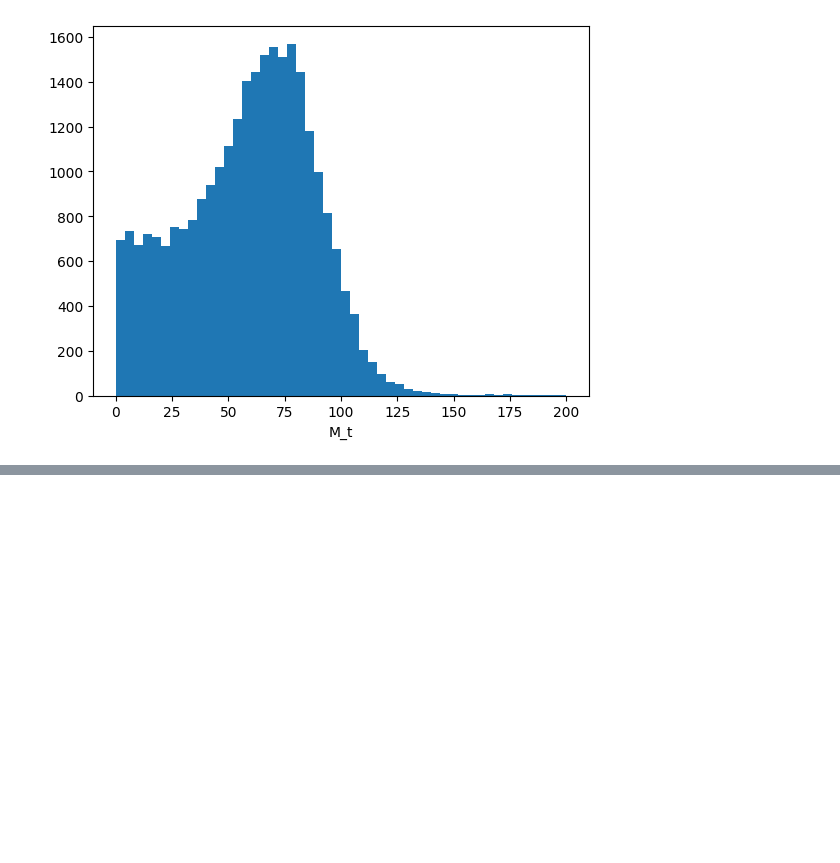
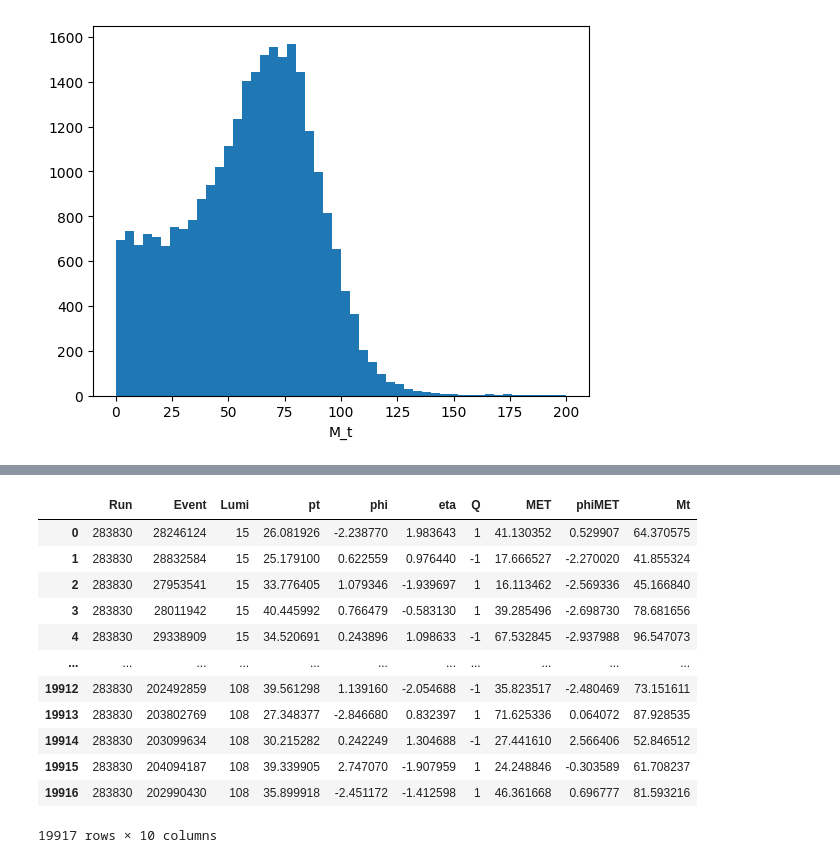
Before and after one commit to QuarkNet-HEP/Wmunu-jupyter, a Jupyter notebook: Wmunu.ipynb, the cells around one changed output, grey strips where cells are left out. Cells and saved outputs as stored; diff of their text form; code cells hidden in the pictures; blank space fills up the shorter version.

```diff
--- a/Wmunu.ipynb
+++ b/Wmunu.ipynb
@@ -86,0 +128,31 @@ Text(0.5, 0, 'M_t')
+# %%
+d = {
+    'Run': ak.flatten(df['run'], axis=0),
+    'Event': ak.flatten(df['event'], axis=0),
+    'Lumi': ak.flatten(df['luminosityBlock'], axis=0),
+    'pt': ak.flatten(df['Muon_pt'], axis=1),
+    'phi': ak.flatten(df['Muon_phi'], axis=1),
+    'eta': ak.flatten(df['Muon_eta'], axis=1),
+    'Q': ak.flatten(df['Muon_charge'], axis=1),
+    'MET': ak.flatten(df['MET_pt'], axis=0),
+    'phiMET': ak.flatten(df['MET_phi'], axis=0),
+    'Mt': ak.flatten(df['M_t'], axis=1)
+}
+
+pdf = pd.DataFrame(d)
+
+pdf
+# %% [output]
+|  | Run | Event | Lumi | pt | phi | eta | Q | MET | phiMET | Mt |
+| 0 | 283830 | 28246124 | 15 | 26.081926 | -2.238770 | 1.983643 | 1 | 41.130352 | 0.529907 | 64.370575 |
+| 1 | 283830 | 28832584 | 15 | 25.179100 | 0.622559 | 0.976440 | -1 | 17.666527 | -2.270020 | 41.855324 |
+| 2 | 283830 | 27953541 | 15 | 33.776405 | 1.079346 | -1.939697 | 1 | 16.113462 | -2.569336 | 45.166840 |
+| 3 | 283830 | 28011942 | 15 | 40.445992 | 0.766479 | -0.583130 | 1 | 39.285496 | -2.698730 | 78.681656 |
+| 4 | 283830 | 29338909 | 15 | 34.520691 | 0.243896 | 1.098633 | -1 | 67.532845 | -2.937988 | 96.547073 |
+| ... | ... | ... | ... | ... | ... | ... | ... | ... | ... | ... |
+| 19912 | 283830 | 202492859 | 108 | 39.561298 | 1.139160 | -2.054688 | -1 | 35.823517 | -2.480469 | 73.151611 |
+| 19913 | 283830 | 203802769 | 108 | 27.348377 | -2.846680 | 0.832397 | 1 | 71.625336 | 0.064072 | 87.928535 |
+| 19914 | 283830 | 203099634 | 108 | 30.215282 | 0.242249 | 1.304688 | -1 | 27.441610 | 2.566406 | 52.846512 |
+| 19915 | 283830 | 204094187 | 108 | 39.339905 | 2.747070 | -1.907959 | 1 | 24.248846 | -0.303589 | 61.708237 |
+| 19916 | 283830 | 202990430 | 108 | 35.899918 | -2.451172 | -1.412598 | 1 | 46.361668 | 0.696777 | 81.593216 |
+19917 rows × 10 columns
```
Also changed, not shown: parts of 12 cells of this notebook, 2 other files.
